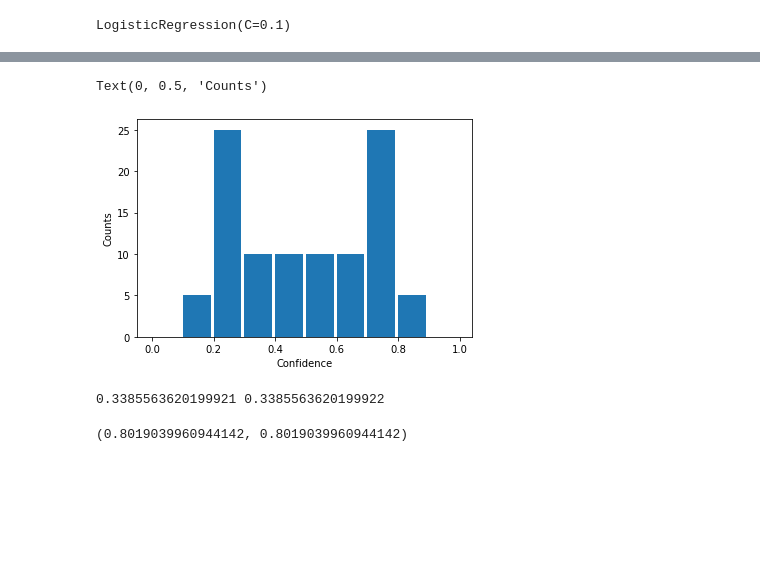
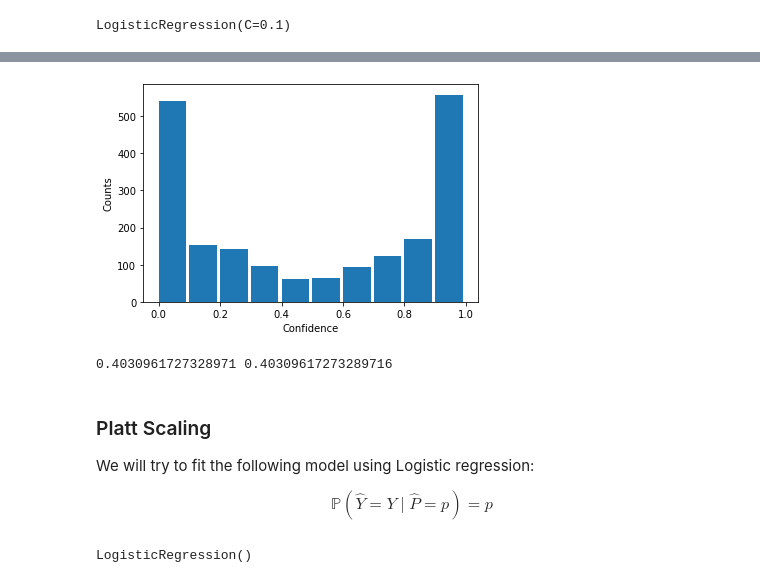
Before and after one commit to code-first-ml/book1, a Jupyter notebook: notebooks/calibration/calibration.ipynb, the cells around one changed output, grey strips where cells are left out. Cells and saved outputs as stored; diff of their text form; code cells hidden in the pictures; blank space fills up the shorter version.

Commit message:
updated calibration notebook

```diff
--- a/notebooks/calibration/calibration.ipynb
+++ b/notebooks/calibration/calibration.ipynb
@@ -22,7 +41,7 @@ from sklearn.linear_model import LogisticRegression
 # %%
 lr = LogisticRegression(C=0.1)
 # %%
-lr.fit(X, y)
+lr.fit(X_train, y_train)
 # %% [output]
 LogisticRegression(C=0.1)
 # %%
@@ -67,12 +68,14 @@ sns.despine()
 # %%
-y_true = y
-y_pred = lr.predict(X)
+y_true = y_test
+y_pred = lr.predict(X_test)
 # %%
-y_conf = lr.predict_proba(X)[:, 1]
+y_conf = lr.predict_proba(X_test)[:, 1]
 # %%
 # Put reliability_diagrams.py from https://github.com/hollance/reliability-diagrams in this folder
 from reliability_diagrams import *
 # %%
 nbins = 10
-res = compute_calibration(y_true, y_pred, y_conf, num_bins=nbins)
-res
+
+res = {}
+res["Uncalibrated"] = compute_calibration(y_true, y_pred, y_conf, num_bins=nbins)
+res["Uncalibrated"]["brier"] = brier_score_loss(y_true, y_conf)
@@ -149,27 +125,40 @@ plt.legend()
 # %%
-# plt.gca().set_aspect("equal")
-plt.bar(
+def p2(res):
+    plt.bar(
     np.linspace(0, 1, nbins + 1)[:-1],
     res["counts"],
     width=1.0 / (nbins) - 0.01,
     align="edge",
-)
-# plt.plot(np.linspace(0, 1, nbins+1), np.linspace(0, 1, nbins+1), color='k', ls = '--', lw = 3)
-plt.xlabel("Confidence")
-plt.ylabel("Counts")
+    )
+    # plt.plot(np.linspace(0, 1, nbins+1), np.linspace(0, 1, nbins+1), color='k', ls = '--', lw = 3)
+    plt.xlabel("Confidence")
+    plt.ylabel("Counts")
+p2(res["Uncalibrated"])
 # %% [output]
-Text(0, 0.5, 'Counts')
-[figure, old version]
+[figure, new version]
 # %%
-gaps = res["accuracies"] - res["confidences"]
+gaps = res["Uncalibrated"]["accuracies"] - res["Uncalibrated"]["confidences"]
 abs_gaps = np.abs(gaps)
-weighted_abs_gaps = (res["counts"]/res["counts"].sum())*abs_gaps
+weighted_abs_gaps = (res["Uncalibrated"]["counts"]/res["Uncalibrated"]["counts"].sum())*abs_gaps
 ece = weighted_abs_gaps.sum()
 
-print(ece, res['expected_calibration_error'])
+print(ece, res["Uncalibrated"]['expected_calibration_error'])
 # %% [output]
-0.3385563620199921 0.3385563620199922
+0.4030961727328971 0.40309617273289716
-# %%
-abs_gaps.max(), res['max_calibration_error']
-# %% [output]
-(0.8019039960944142, 0.8019039960944142)
+# %% [markdown]
+### Platt Scaling
+
+We will try to fit the following model using Logistic regression:
+
+$$\mathbb{P}(\hat{Y}=Y \mid \hat{P}=p)=p$$
+# %%
+# Separate model for calibration
+lr_calibration = LogisticRegression()
+
+# Get the predictions on calibration set from our classification model
+y_conf_calibration_set = lr.predict_proba(X_cal)[:, 1]
+
+# Fit the calibration model on calibration dataset
+lr_calibration.fit(y_conf_calibration_set.reshape(-1, 1), y_cal)
+# %% [output]
+LogisticRegression()
```
Also changed, not shown: parts of 38 cells of this notebook.
